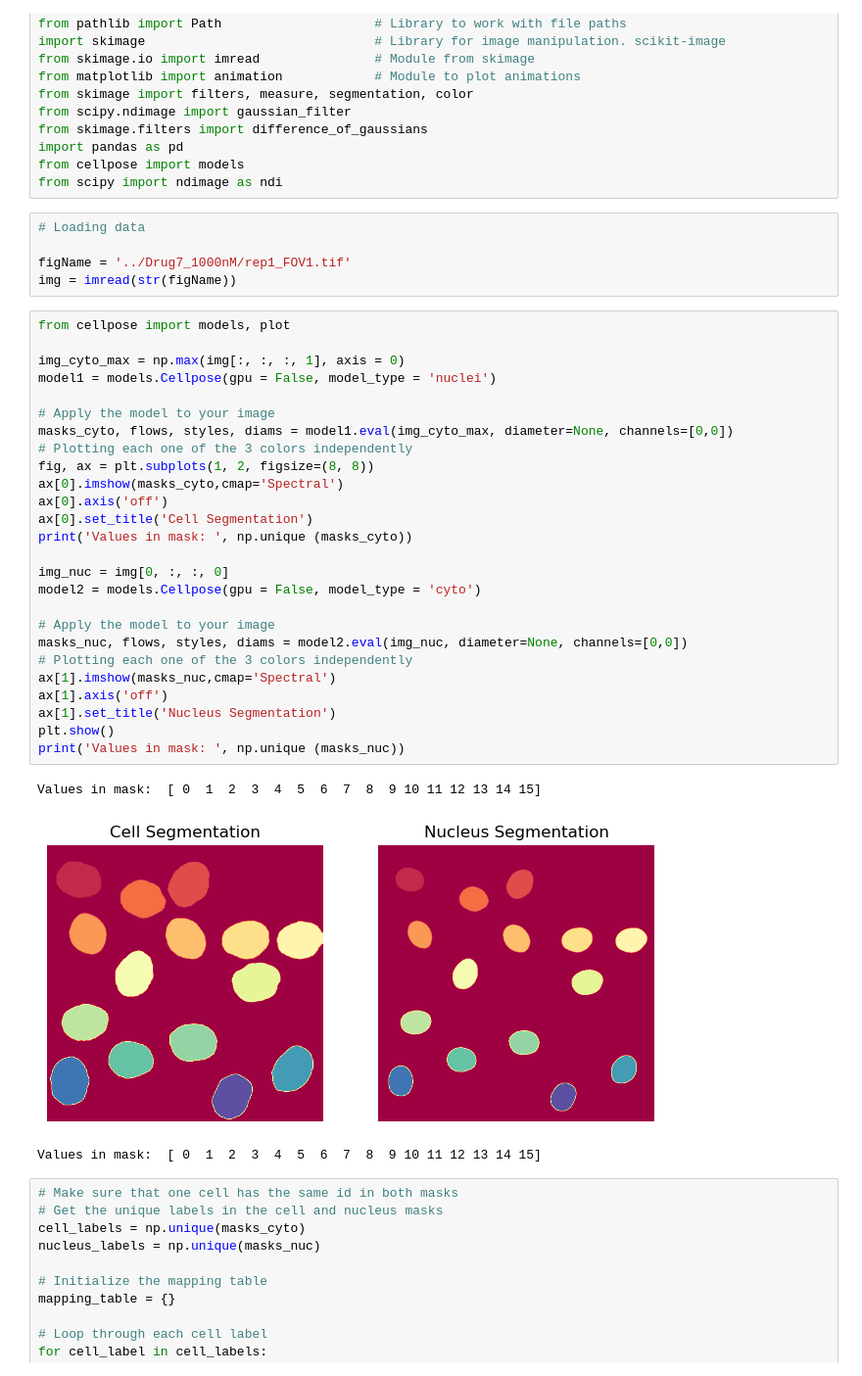
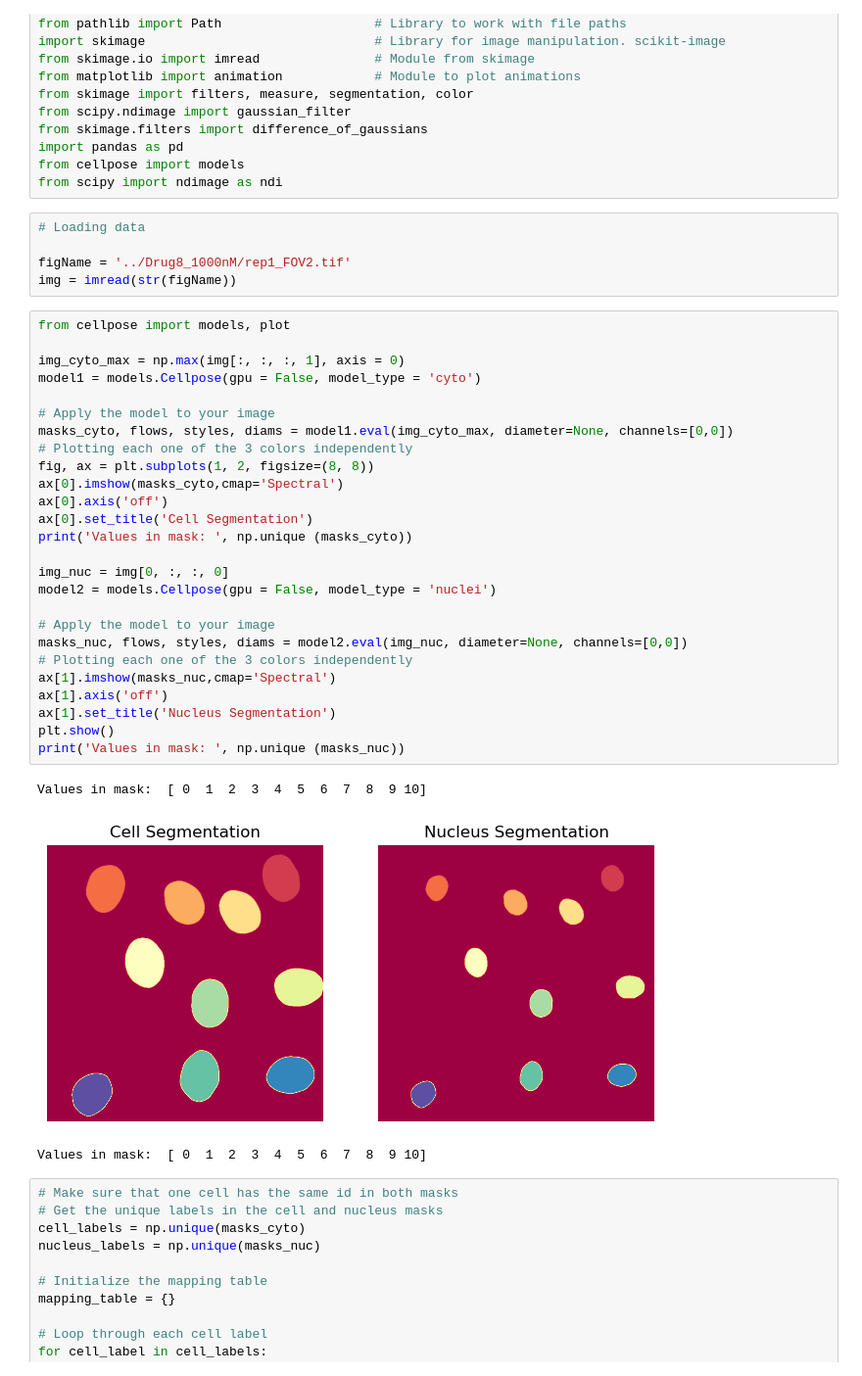
Before and after one commit to Munsky/UQbio2024_Team3, a Jupyter notebook: Codes/functions_integrated.ipynb, the cells around one changed output. Shown at 98% size. Cells and saved outputs as stored; diff of their text form.

```diff
--- a/Codes/functions_integrated.ipynb
+++ b/Codes/functions_integrated.ipynb
@@ -22,38 +22,38 @@ from scipy import ndimage as ndi
 # %%
 # Loading data
 
-figName = '../Drug7_1000nM/rep1_FOV1.tif'
+figName = '../Drug8_1000nM/rep1_FOV2.tif'
 img = imread(str(figName))
 # %%
 from cellpose import models, plot
 
 img_cyto_max = np.max(img[:, :, :, 1], axis = 0)
-model1 = models.Cellpose(gpu = False, model_type = 'nuclei')
+model1 = models.Cellpose(gpu = False, model_type = 'cyto')
 
 # Apply the model to your image
 masks_cyto, flows, styles, diams = model1.eval(img_cyto_max, diameter=None, channels=[0,0])
 # Plotting each one of the 3 colors independently
 fig, ax = plt.subplots(1, 2, figsize=(8, 8))
 ax[0].imshow(masks_cyto,cmap='Spectral')
 ax[0].axis('off')
 ax[0].set_title('Cell Segmentation')
 print('Values in mask: ', np.unique (masks_cyto))
 
 img_nuc = img[0, :, :, 0]
-model2 = models.Cellpose(gpu = False, model_type = 'cyto')
+model2 = models.Cellpose(gpu = False, model_type = 'nuclei')
 
 # Apply the model to your image
 masks_nuc, flows, styles, diams = model2.eval(img_nuc, diameter=None, channels=[0,0])
 # Plotting each one of the 3 colors independently
 ax[1].imshow(masks_nuc,cmap='Spectral')
 ax[1].axis('off')
 ax[1].set_title('Nucleus Segmentation')
 plt.show()
 print('Values in mask: ', np.unique (masks_nuc))
 # %% [output]
-Values in mask:  [ 0  1  2  3  4  5  6  7  8  9 10 11 12 13 14 15]
+Values in mask:  [ 0  1  2  3  4  5  6  7  8  9 10]
-[figure, old version]
+[figure, new version]
-Values in mask:  [ 0  1  2  3  4  5  6  7  8  9 10 11 12 13 14 15]
+Values in mask:  [ 0  1  2  3  4  5  6  7  8  9 10]
 # %%
 # Make sure that one cell has the same id in both masks
 # Get the unique labels in the cell and nucleus masks
```
